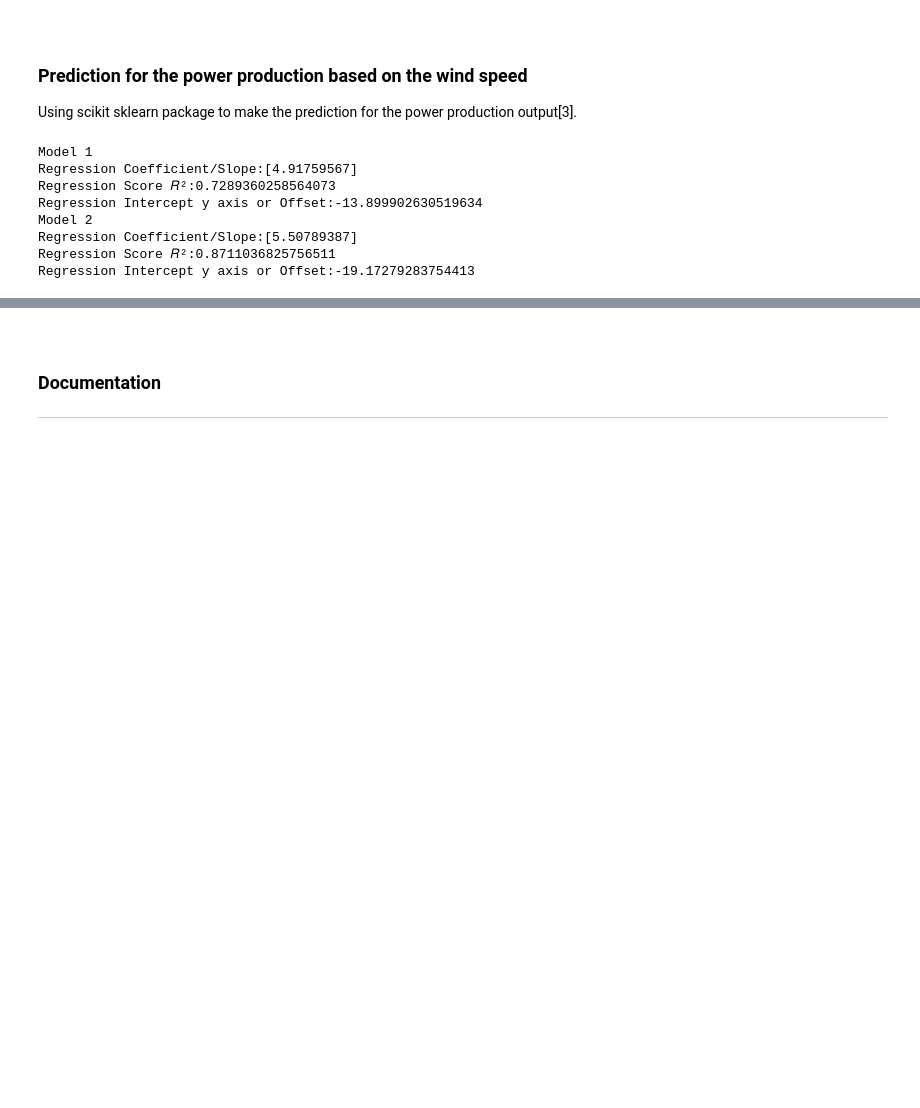
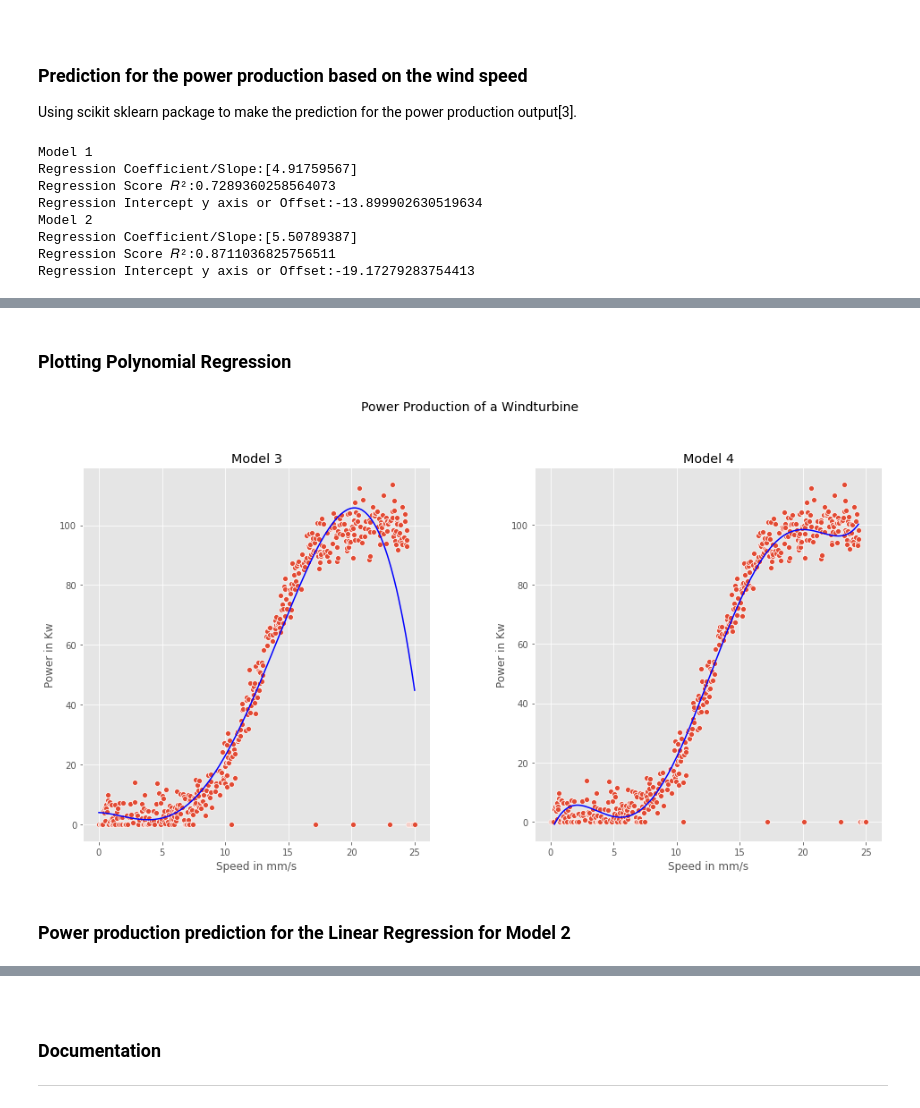
Before and after one commit to Silvio622/foda-project2020, a Jupyter notebook: Prediction of Wind Turbine Power Production .ipynb, the cells around one changed output, grey strips where cells are left out. Drawn from its saved outputs; the diff is of its cells as text; code cells hidden in the pictures; blank space fills up the shorter version.

```diff
--- a/Prediction of Wind Turbine Power Production .ipynb
+++ b/Prediction of Wind Turbine Power Production .ipynb
@@ -158,0 +197,24 @@ array([-17.38272733, -16.96963529, -16.6942406 , -16.41333801,
+# %% [markdown]
+### Plotting Polynomial Regression
+# %%
+fig = plt.figure(figsize=(16,8))
+title = fig.suptitle("Power Production of a Windturbine", fontsize = 14)
+fig.subplots_adjust(top = 0.85, wspace = 0.3)
+
+ax3 = fig.add_subplot(1,2,1)
+plt.title("Model 3")
+sns.scatterplot(x='speed',y='power',data=df)
+plt.plot(X3,polymodel1lin.predict(polymodel1.fit_transform(X3)),color='blue')
+plt.xlabel('Speed in mm/s')
+plt.ylabel('Power in Kw');
+
+ax4 = fig.add_subplot(1,2,2)
+plt.title("Model 4")
+sns.scatterplot(x='speed',y='power',data=df)
+plt.plot(X4,polymodel2lin.predict(polymodel2.fit_transform(X4)),color='blue')
+plt.xlabel('Speed in mm/s')
+plt.ylabel('Power in Kw');
+# %% [output]
+[figure, added]
+# %% [markdown]
+### Power production prediction for the Linear Regression  for Model 2
```
Also changed, not shown: parts of 15 cells of this notebook.
